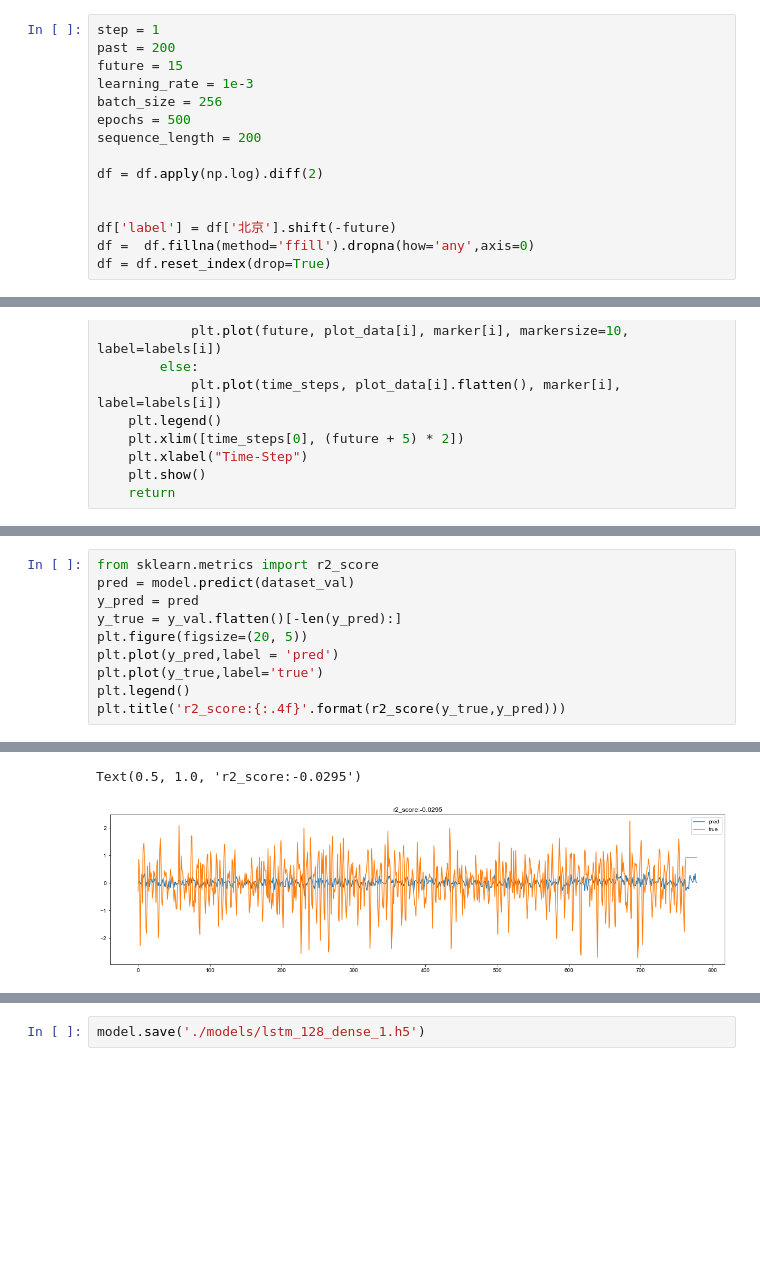
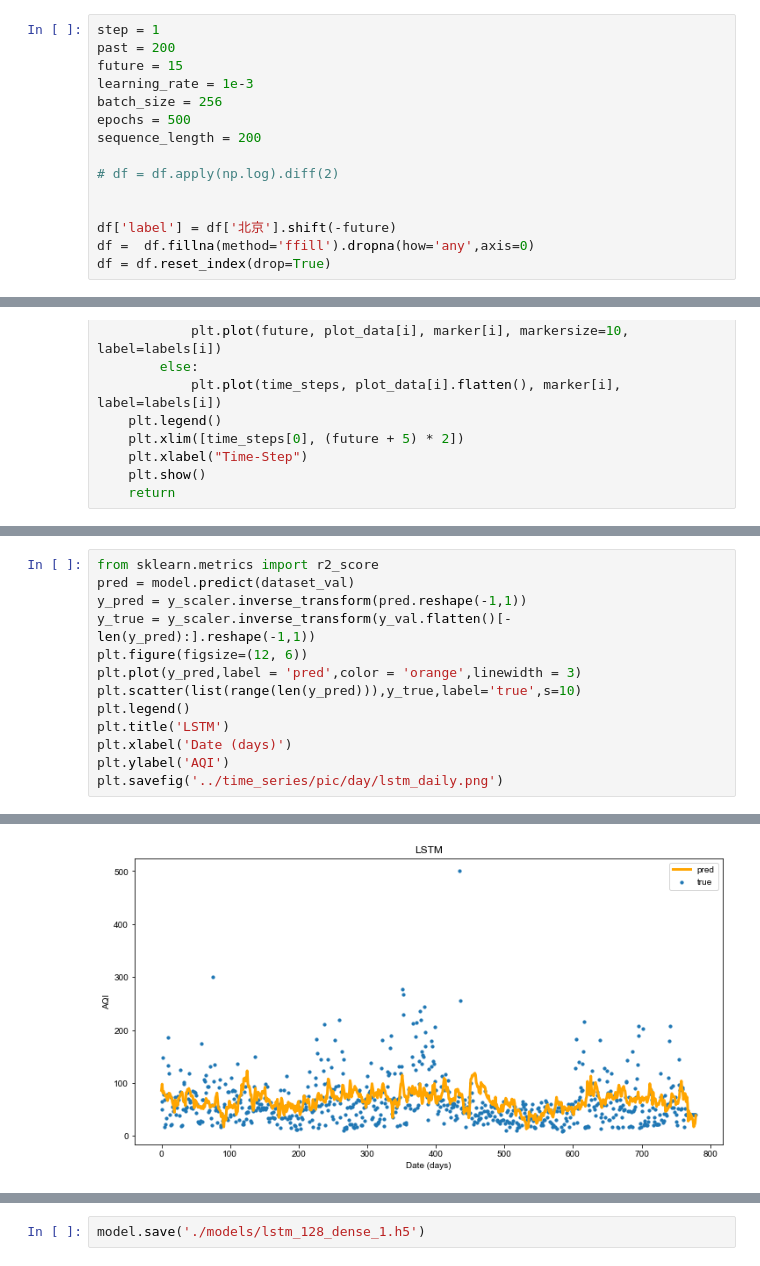
Before and after one commit to ZedRover/forecasting-project, a Jupyter notebook: notebook/deep-learning/lstm_128_dropout_1_dense_1.ipynb, the cells around one changed output, grey strips where cells are left out. Drawn from its saved outputs; the diff is of its cells as text; blank space fills up the shorter version.

Commit message:
lstm nnar

```diff
--- a/notebook/deep-learning/lstm_128_dropout_1_dense_1.ipynb
+++ b/notebook/deep-learning/lstm_128_dropout_1_dense_1.ipynb
@@ -35,7 +35,7 @@ batch_size = 256
 epochs = 500
 sequence_length = 200
 
-df = df.apply(np.log).diff(2)
+# df = df.apply(np.log).diff(2)
 
 
 df['label'] = df['北京'].shift(-future)
@@ -224,11 +224,14 @@ for x, y in dataset_val.take(5):
 # %%
 from sklearn.metrics import r2_score
 pred = model.predict(dataset_val)
-y_pred = pred
-y_true = y_val.flatten()[-len(y_pred):]
-plt.figure(figsize=(20, 5))
-plt.plot(y_pred,label = 'pred')
-plt.plot(y_true,label='true')
+y_pred = y_scaler.inverse_transform(pred.reshape(-1,1))
+y_true = y_scaler.inverse_transform(y_val.flatten()[-len(y_pred):].reshape(-1,1))
+plt.figure(figsize=(12, 6))
+plt.plot(y_pred,label = 'pred',color = 'orange',linewidth = 3)
+plt.scatter(list(range(len(y_pred))),y_true,label='true',s=10)
 plt.legend()
-plt.title('r2_score:{:.4f}'.format(r2_score(y_true,y_pred)))
+plt.title('LSTM')
+plt.xlabel('Date (days)')
+plt.ylabel('AQI')
+plt.savefig('../time_series/pic/day/lstm_daily.png')
 # %% [output]
@@ -238,2 +241 @@ plt.title('r2_score:{:.4f}'.format(r2_score(y_true,y_pred)))
-Text(0.5, 1.0, 'r2_score:-0.0295')
-[figure, old version]
+[figure, new version]
```
Also changed, not shown: parts of 7 cells of this notebook, 1 other file.
